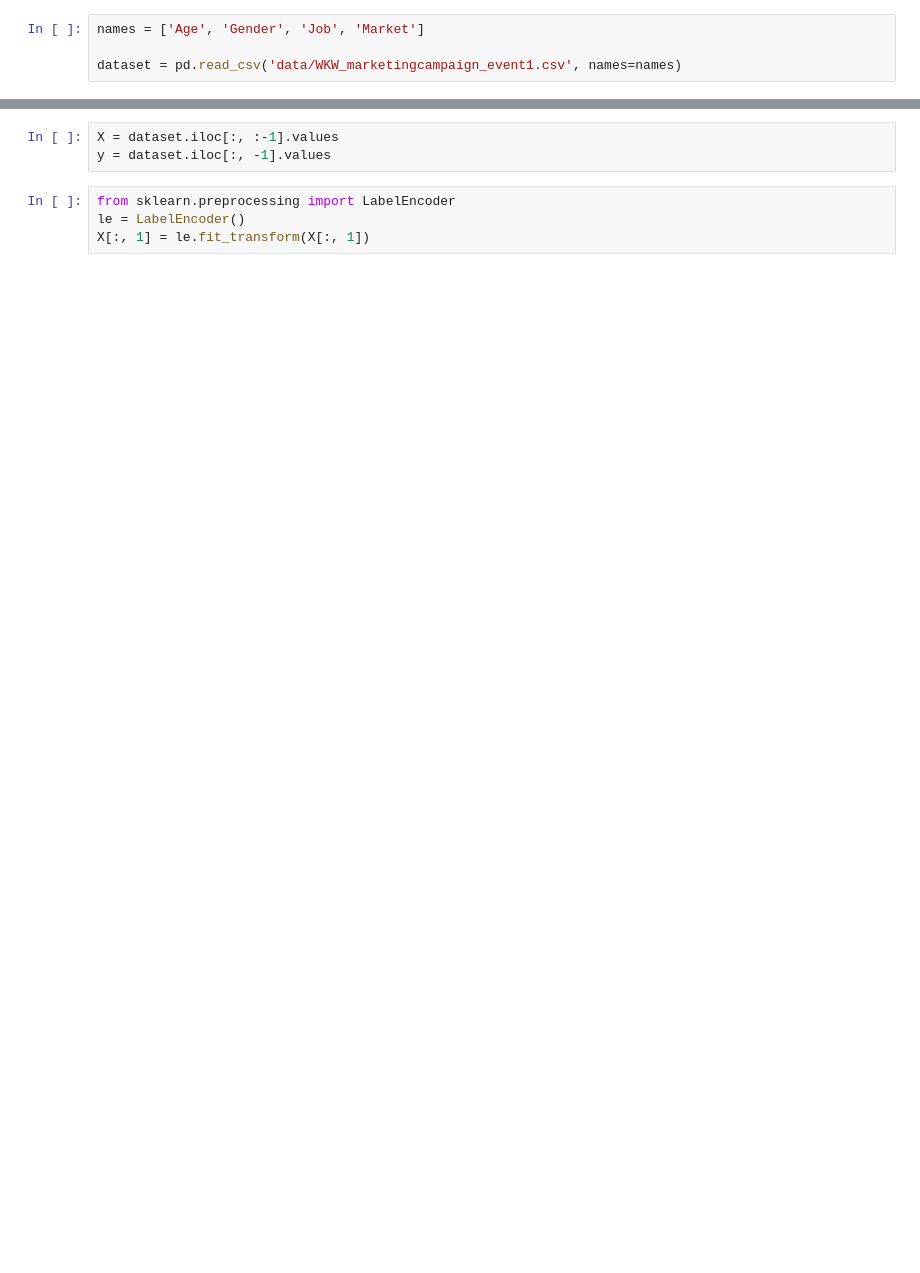
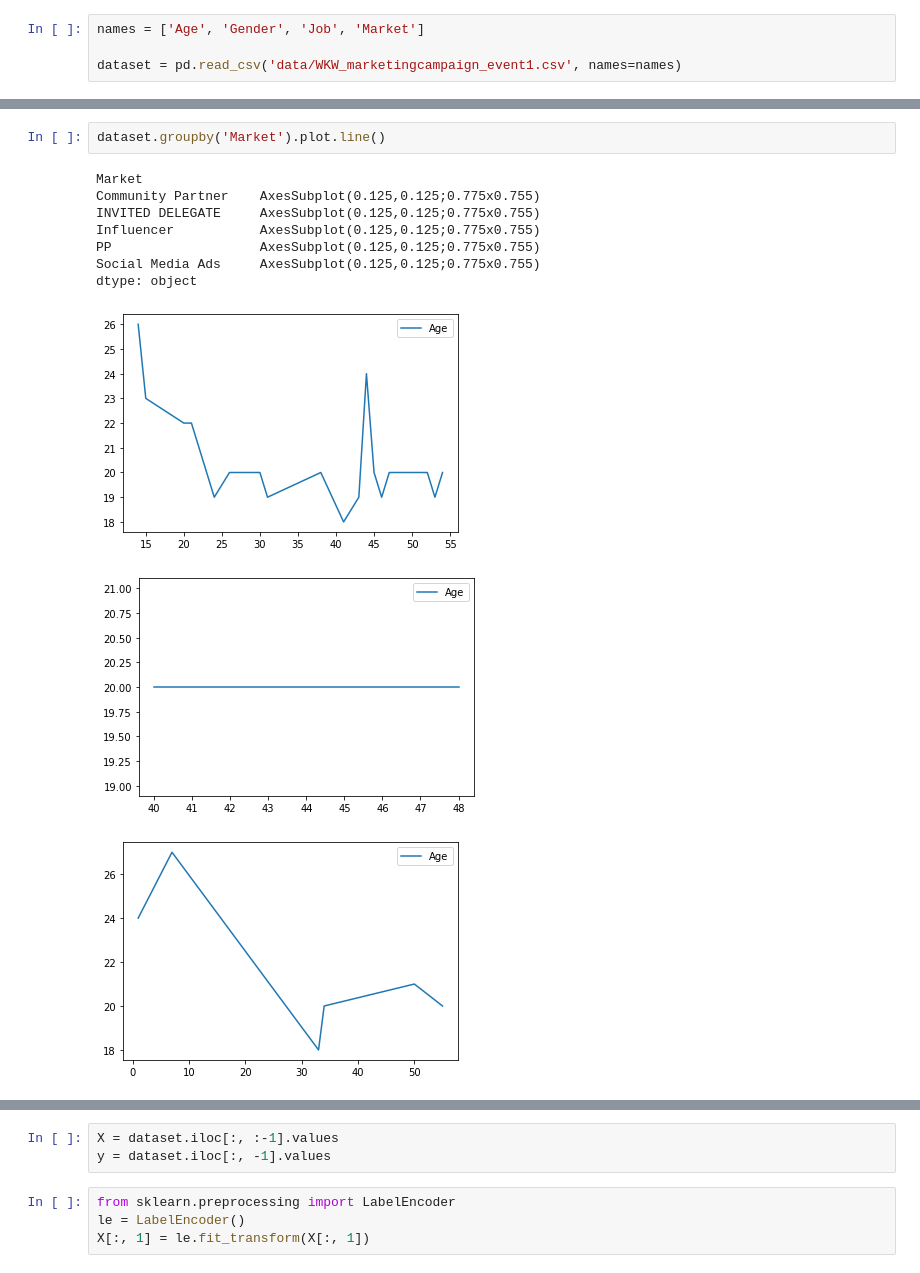
Before and after one commit to idzharulhuda13/BI---KNN, a Jupyter notebook: BI - KNN.ipynb, the cells around one changed output, grey strips where cells are left out. Cells and saved outputs as stored; diff of their text form; blank space fills up the shorter version.

```diff
--- a/BI - KNN.ipynb
+++ b/BI - KNN.ipynb
@@ -8,0 +22,13 @@ dataset = pd.read_csv('data/WKW_marketingcampaign_event1.csv', names=names)
+# %%
+dataset.groupby('Market').plot.line()
+# %% [output]
+Market
+Community Partner    AxesSubplot(0.125,0.125;0.775x0.755)
+INVITED DELEGATE     AxesSubplot(0.125,0.125;0.775x0.755)
+Influencer           AxesSubplot(0.125,0.125;0.775x0.755)
+PP                   AxesSubplot(0.125,0.125;0.775x0.755)
+Social Media Ads     AxesSubplot(0.125,0.125;0.775x0.755)
+dtype: object
+[figure, added]
+[figure, added]
+[figure, added]
```
Also changed, not shown: parts of 7 cells of this notebook.
